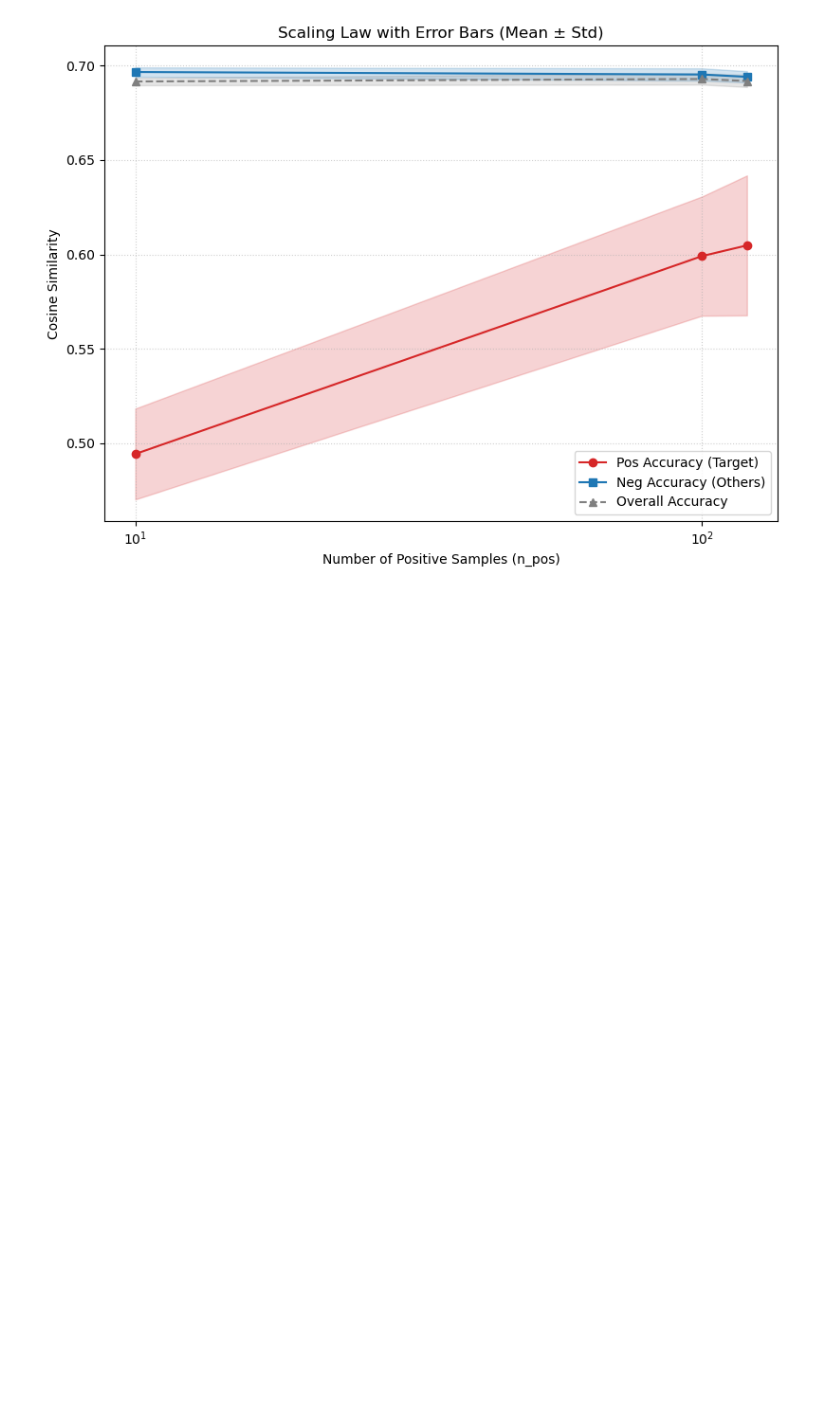
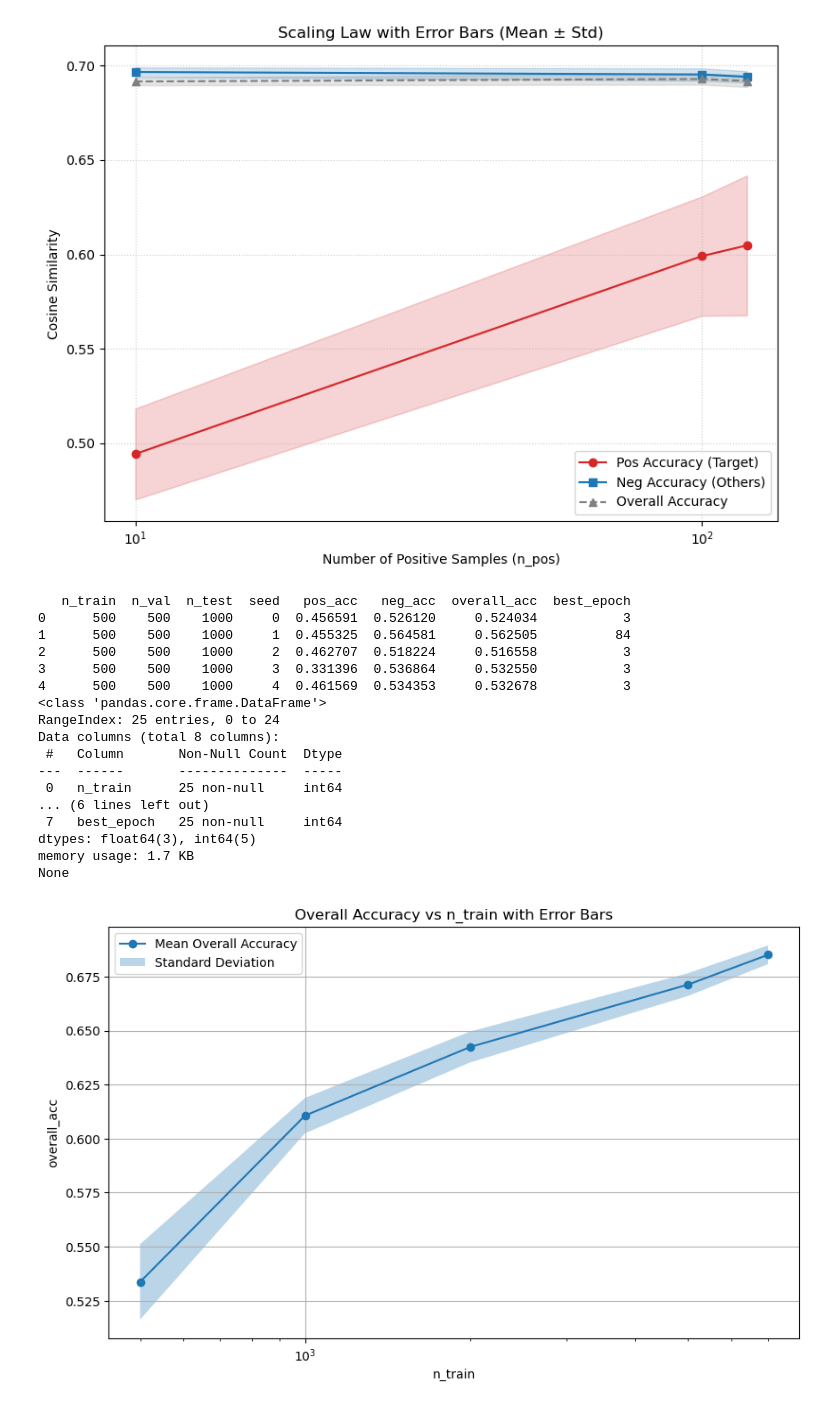
Before and after one commit to 0tum/massspec, a Jupyter notebook: plot.ipynb, the cells around one changed output. Drawn from its saved outputs; the diff is of its cells as text; code cells hidden in the pictures; blank space fills up the shorter version.

```diff
--- a/plot.ipynb
+++ b/plot.ipynb
@@ -59,22 +59,53 @@ plt.show()
 # %% [output]
 [figure]
 # %%
-# memo
+import pandas as pd
+import matplotlib.pyplot as plt
+import numpy as np
 
-dr = 0.20, ecfp_dim = 2048
-# --- Test Set Cosine Similarity ---
-# Overall: 0.6794 | n=1000
-# Pos (has_F=1): 0.6585 | n=23
-# Neg (has_F=0): 0.6799 | n=977
+# Load the dataframe.
+df_has_F_vanilla_scaling = pd.read_csv('tmp/has_F-vanilla-scaling_multi.csv')
 
-dr = 0.10, ecfp_dim = 2048
-# --- Test Set Cosine Similarity ---
-# Overall: 0.6828 | n=1000
-# Pos (has_F=1): 0.6148 | n=23
-# Neg (has_F=0): 0.6844 | n=977
+# Print some info.
+print(df_has_F_vanilla_scaling.head())
+print(df_has_F_vanilla_scaling.info())
 
-dr = 0.01, ecfp_dim = 2048
-# --- Test Set Cosine Similarity ---
-# Overall: 0.6788 | n=1000
-# Pos (has_F=1): 0.6445 | n=23
-# Neg (has_F=0): 0.6796 | n=977
+# Group by n_train and calculate mean and std for overall_acc
+grouped = df_has_F_vanilla_scaling.groupby('n_train')['overall_acc'].agg(['mean', 'std']).reset_index()
+
+# Plotting
+plt.figure(figsize=(10, 6))
+plt.plot(grouped['n_train'], grouped['mean'], label='Mean Overall Accuracy', marker='o')
+plt.fill_between(grouped['n_train'],
+                 grouped['mean'] - grouped['std'],
+                 grouped['mean'] + grouped['std'],
+                 alpha=0.3, label='Standard Deviation')
+
+plt.xlabel('n_train')
+plt.ylabel('overall_acc')
+plt.xscale('log')
+plt.title('Overall Accuracy vs n_train with Error Bars')
+plt.legend()
+plt.grid(True)
+
+# Save the plot
+plt.savefig('tmp/overall_acc-multi.png')
+# %% [output]
+   n_train  n_val  n_test  seed   pos_acc   neg_acc  overall_acc  best_epoch
+0      500    500    1000     0  0.456591  0.526120     0.524034           3
+1      500    500    1000     1  0.455325  0.564581     0.562505          84
+2      500    500    1000     2  0.462707  0.518224     0.516558           3
+3      500    500    1000     3  0.331396  0.536864     0.532550           3
+4      500    500    1000     4  0.461569  0.534353     0.532678           3
+<class 'pandas.core.frame.DataFrame'>
+RangeIndex: 25 entries, 0 to 24
+Data columns (total 8 columns):
+ #   Column       Non-Null Count  Dtype
+---  ------       --------------  -----
+ 0   n_train      25 non-null     int64
+... (6 lines left out)
+ 7   best_epoch   25 non-null     int64
+dtypes: float64(3), int64(5)
+memory usage: 1.7 KB
+None
+[figure, added]
```
Also changed, not shown: parts of 1 cell of this notebook, 13 other files.
